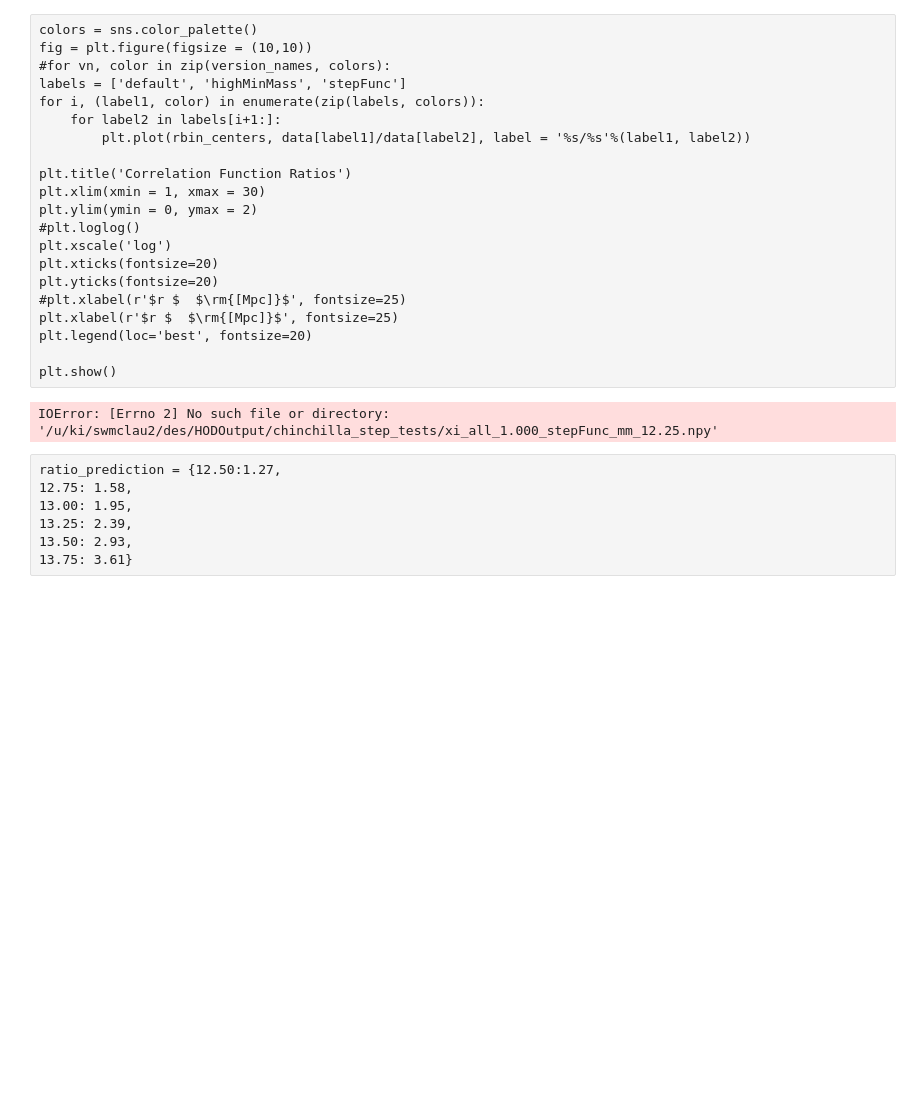
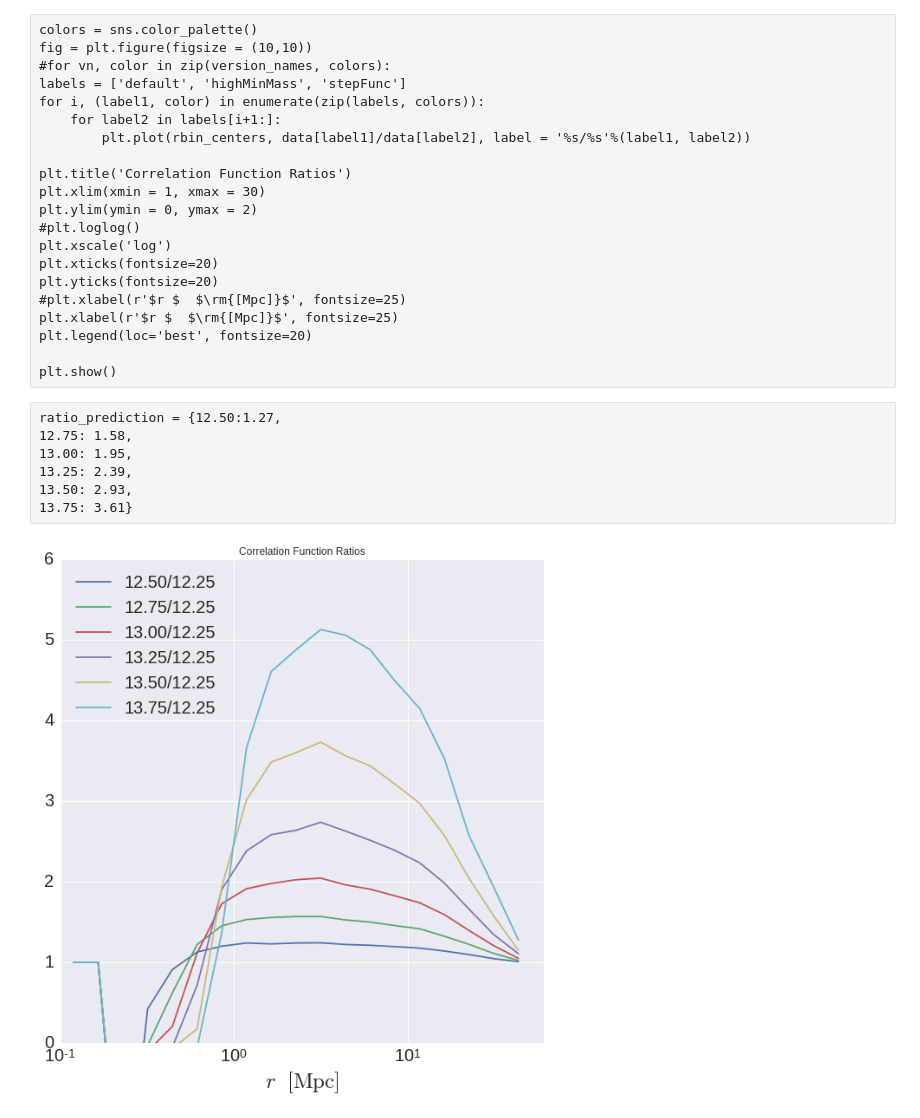
Before and after one commit to mclaughlin6464/HODEmulator, a Jupyter notebook: predictionsVCalculated.ipynb, the cells around one changed output. Saved outputs shown, nothing was run; the diff lists cells and outputs as text; code cells hidden in the pictures; blank space fills up the shorter version.

```diff
--- a/predictionsVCalculated.ipynb
+++ b/predictionsVCalculated.ipynb
@@ -271,14 +271,12 @@ plt.legend(loc='best', fontsize=20)
 plt.show()
 # %%
 outputdir = '/u/ki/swmclau2/des/HODOutput/'
-datadir = outputdir+'chinchilla_step_tests/'
-sim = 'chinchilla'
+datadir = outputdir+'emu_step_tests/'
+sim = 'emu'
 a = 1.0
 data = {}
 for mMin in [12.25+i*0.25 for i in xrange(7)]:
     data[mMin] = np.loadtxt(datadir+'xi_all_%.3f_stepFunc_mm_%.2f.npy'%(a,mMin) )
-# %% [output]
-IOError: [Errno 2] No such file or directory: '/u/ki/swmclau2/des/HODOutput/chinchilla_step_tests/xi_all_1.000_stepFunc_mm_12.25.npy'
 # %% [raw]
 ratio_prediction = {12.50:1.27,
 12.75: 1.58,
@@ -289,29 +287,31 @@ ratio_prediction = {12.50:1.27,
 # %%
 colors = sns.color_palette()
 
 rbins = np.logspace(-1, 1.7, 20)
 rbin_centers = (rbins[1:]+rbins[:-1])/2
 
 fig = plt.figure(figsize = (10,10))
 #for vn, color in zip(version_names, colors):
 mMins = [12.25+i*0.25 for i in xrange(1,7)]
 for mm, color in zip(mMins, colors):
     #print '%.2f/12.25:\t'%(mm), '%.2f'%np.mean(data[mm][6:]/data[12.25][6:])
     plt.plot(rbin_centers, data[mm]/data[12.25], label = '%.2f/12.25'%(mm), color = color)
     #plt.plot(rbin_centers, np.ones(rbin_centers.shape)*ratio_prediction[mm], ls = '--',lw = 3,color = color)
 
 plt.title('Correlation Function Ratios')
-plt.xlim(xmin = 1, xmax = 60)
+plt.xlim(xmin = .1, xmax = 60)
 
 plt.ylim(ymin = 0, ymax = 6)
 #plt.loglog()
 plt.xscale('log')
 plt.xticks(fontsize=20)
 plt.yticks(fontsize=20)
 plt.xlabel(r'$r $  $\rm{[Mpc]}$', fontsize=25)
 plt.legend(loc='best', fontsize=20)
 
 plt.show()
+# %% [output]
+[figure, added]
 # %%
 colors = sns.color_palette()
 
```
Also changed, not shown: parts of 1 cell of this notebook, 1 other file.
